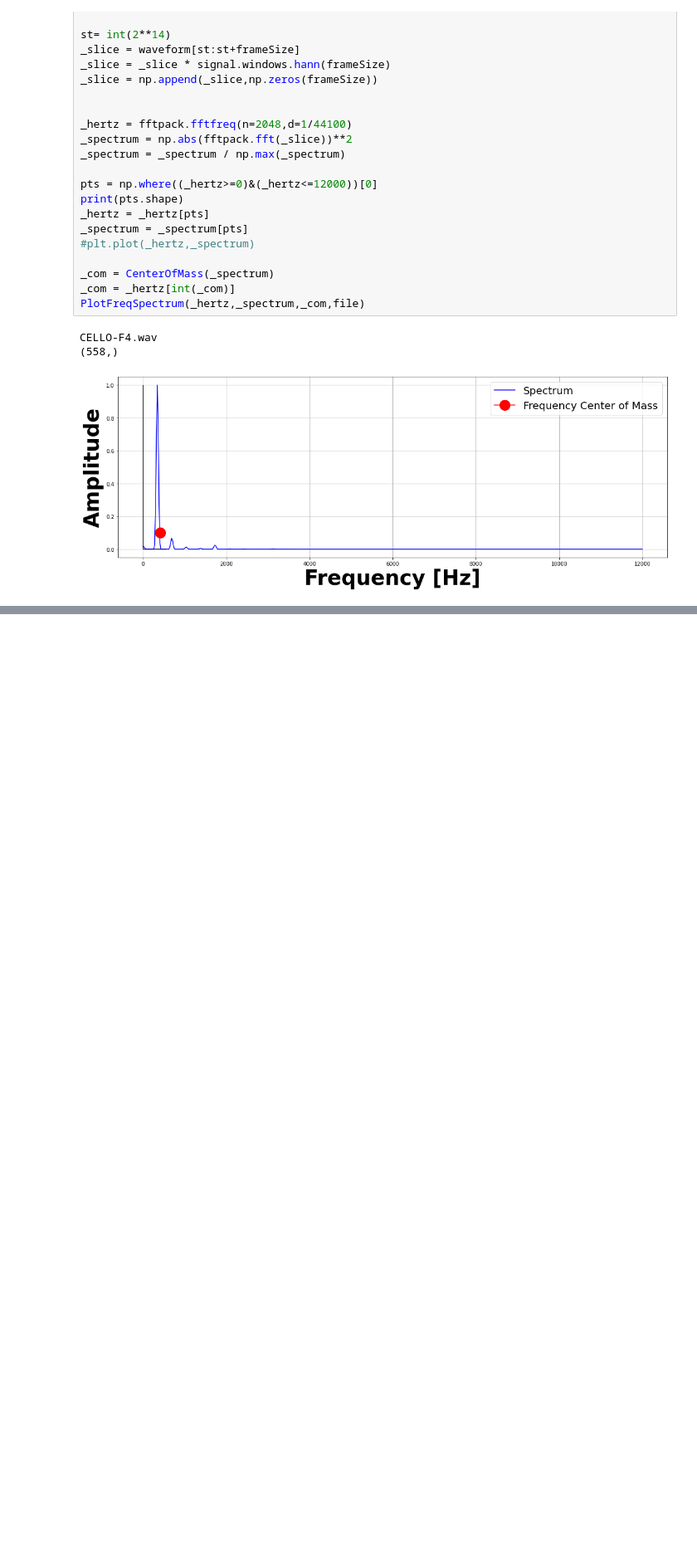
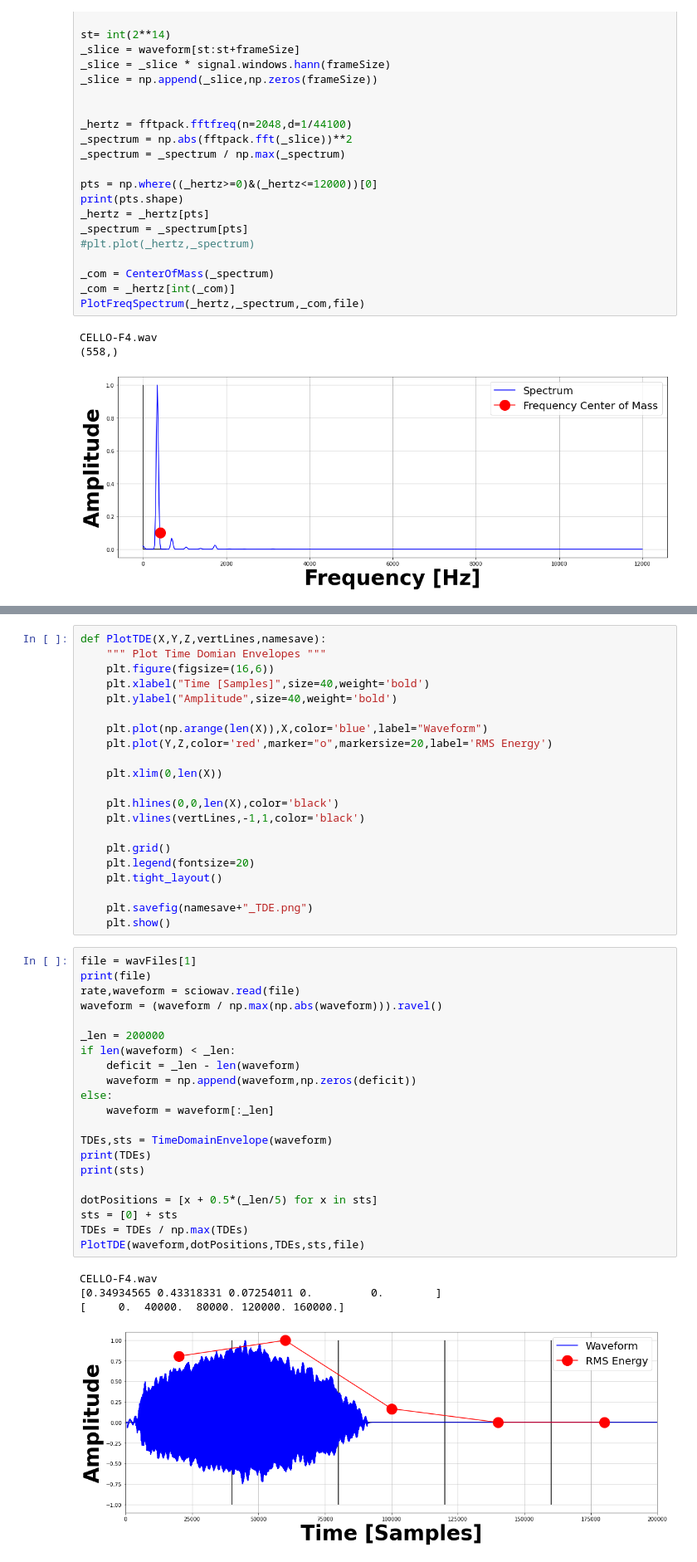
Before and after one commit to landonbuell/Buell-Senior-Thesis, a Jupyter notebook: Thesis/FiguresSpectrogram/TimeSpaceFeatures.ipynb, the cells around one changed output, grey strips where cells are left out. Shown at 83% size. Saved outputs shown, nothing was run; the diff lists cells and outputs as text; blank space fills up the shorter version.

Commit message:
Added new Notebooks + Figures

```diff
--- a/Thesis/FiguresSpectrogram/TimeSpaceFeatures.ipynb
+++ b/Thesis/FiguresSpectrogram/TimeSpaceFeatures.ipynb
@@ -158,0 +179,47 @@ Oboe.Bb4.R.wav
+# %%
+def PlotTDE(X,Y,Z,vertLines,namesave):
+    """ Plot Time Domian Envelopes """
+    plt.figure(figsize=(16,6))
+    plt.xlabel("Time [Samples]",size=40,weight='bold')
+    plt.ylabel("Amplitude",size=40,weight='bold')
+
+    plt.plot(np.arange(len(X)),X,color='blue',label="Waveform")
+    plt.plot(Y,Z,color='red',marker="o",markersize=20,label='RMS Energy')
+
+    plt.xlim(0,len(X))
+
+    plt.hlines(0,0,len(X),color='black')
+    plt.vlines(vertLines,-1,1,color='black')
+
+    plt.grid()
+    plt.legend(fontsize=20)
+    plt.tight_layout()
+
+    plt.savefig(namesave+"_TDE.png")
+    plt.show()
+# %%
+file = wavFiles[1]
+print(file)
+rate,waveform = sciowav.read(file)
+waveform = (waveform / np.max(np.abs(waveform))).ravel()
+
+_len = 200000
+if len(waveform) < _len:
+    deficit = _len - len(waveform)
+    waveform = np.append(waveform,np.zeros(deficit))
+else:
+    waveform = waveform[:_len]
+
+TDEs,sts = TimeDomainEnvelope(waveform)
+print(TDEs)
+print(sts)
+
+dotPositions = [x + 0.5*(_len/5) for x in sts]
+sts = [0] + sts
+TDEs = TDEs / np.max(TDEs)
+PlotTDE(waveform,dotPositions,TDEs,sts,file)
+# %% [output]
+CELLO-F4.wav
+[0.34934565 0.43318331 0.07254011 0.         0.        ]
+[     0.  40000.  80000. 120000. 160000.]
+[figure, added]
```
Also changed, not shown: parts of 3 cells of this notebook, 5 other files.
